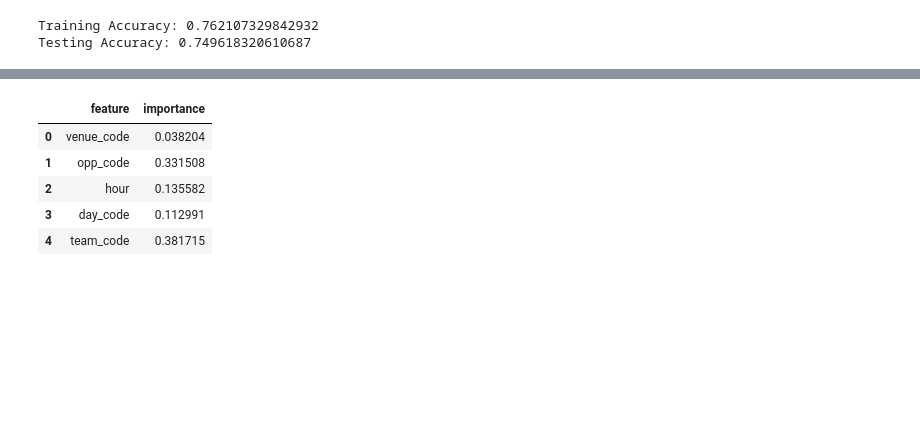
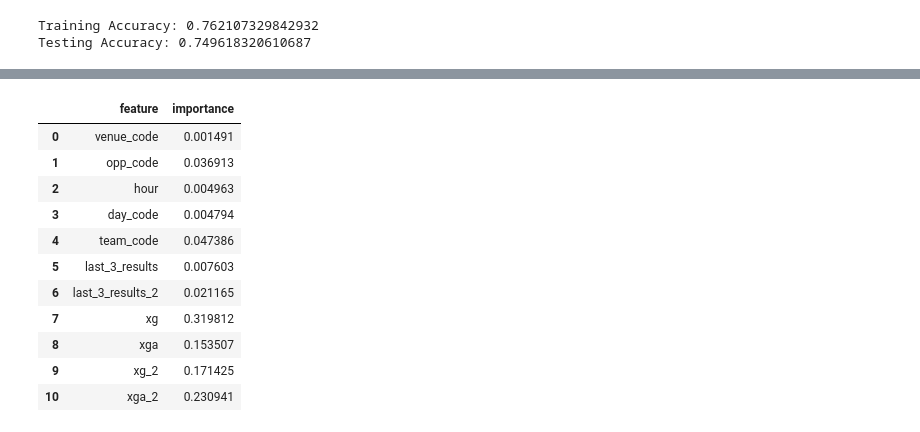
Before and after one commit to cschneggenburger/group-2-project-2, a Jupyter notebook: Presentation/rf_model_rolling_3_new_data_structure.ipynb, the cells around one changed output, grey strips where cells are left out. Cells and saved outputs as stored; diff of their text form; code cells hidden in the pictures; blank space fills up the shorter version.

```diff
--- a/Presentation/rf_model_rolling_3_new_data_structure.ipynb
+++ b/Presentation/rf_model_rolling_3_new_data_structure.ipynb
@@ -95,18 +160,24 @@ pd.crosstab(index=combined["actual"], columns=combined["prediction"])
 # %%
 # determine which feature explains the most variance in the model
-importances = rf_model.feature_importances_
+importances = gb_model.feature_importances_
 # return the original feature names
 feature_names = X.columns
 #create a DataFrame to display the feature importance
 feature_importance = pd.DataFrame({"feature": feature_names, "importance": importances})
 feature_importance
 # %% [output]
 |  | feature | importance |
-| 0 | venue_code | 0.038204 |
-| 1 | opp_code | 0.331508 |
-| 2 | hour | 0.135582 |
-| 3 | day_code | 0.112991 |
-| 4 | team_code | 0.381715 |
+| 0 | venue_code | 0.001491 |
+| 1 | opp_code | 0.036913 |
+| 2 | hour | 0.004963 |
+| 3 | day_code | 0.004794 |
+| 4 | team_code | 0.047386 |
+| 5 | last_3_results | 0.007603 |
+| 6 | last_3_results_2 | 0.021165 |
+| 7 | xg | 0.319812 |
+| 8 | xga | 0.153507 |
+| 9 | xg_2 | 0.171425 |
+| 10 | xga_2 | 0.230941 |
 # %%
 #create a bar plot to visualize the feature importance
 import matplotlib.pyplot as plt
```
Also changed, not shown: parts of 22 cells of this notebook, 10 other files.
